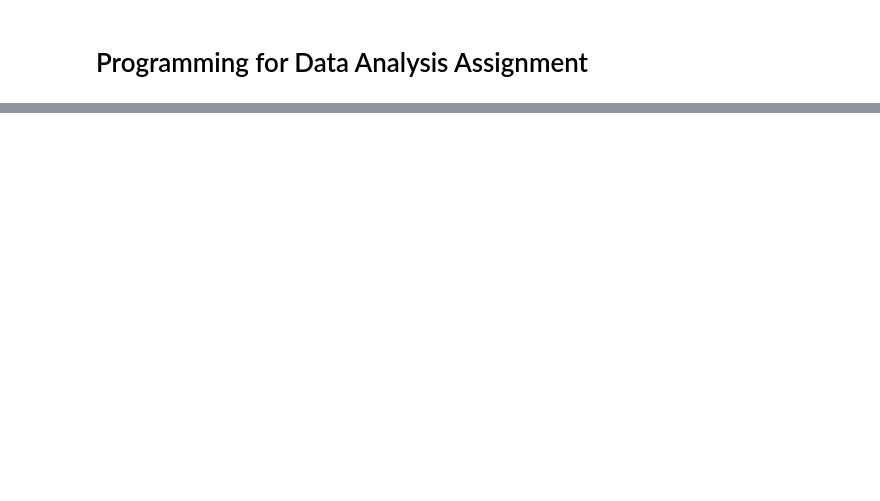
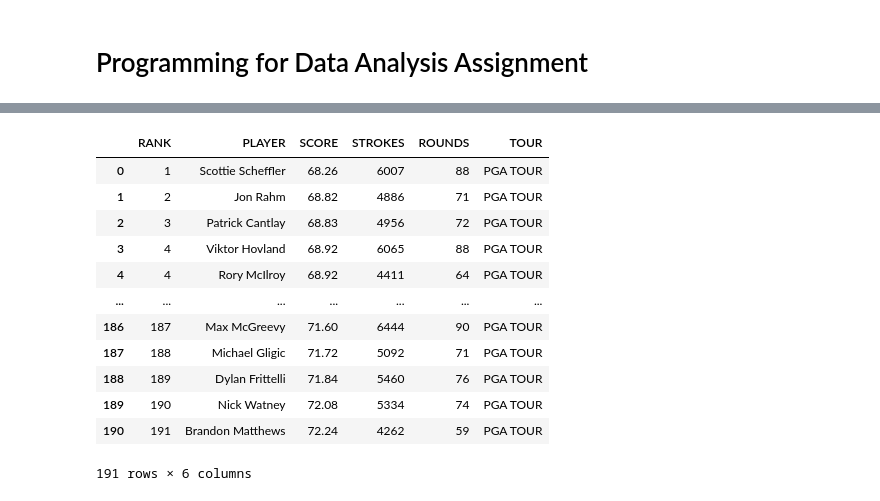
Before and after one commit to mickalleny2k/PfDA_Assignment, a Jupyter notebook: PfDA_Assignment.ipynb, the cells around one changed output, grey strips where cells are left out. Saved outputs shown, nothing was run; the diff lists cells and outputs as text; code cells hidden in the pictures; blank space fills up the shorter version.

```diff
--- a/PfDA_Assignment.ipynb
+++ b/PfDA_Assignment.ipynb
@@ -133,3 +97,0 @@ norm_y
-# %%
-df = df.rename(columns={'TOTAL STROKES': 'STROKES', 'TOTAL ROUNDS': 'ROUNDS'})
-df
@@ -213,0 +340,17 @@ syn_df
+# %%
+df = df.rename(columns={'AVG': 'SCORE','TOTAL STROKES': 'STROKES', 'TOTAL ROUNDS': 'ROUNDS'})
+df
+# %% [output]
+|  | RANK | PLAYER | SCORE | STROKES | ROUNDS | TOUR |
+| 0 | 1 | Scottie Scheffler | 68.26 | 6007 | 88 | PGA TOUR |
+| 1 | 2 | Jon Rahm | 68.82 | 4886 | 71 | PGA TOUR |
+| 2 | 3 | Patrick Cantlay | 68.83 | 4956 | 72 | PGA TOUR |
+| 3 | 4 | Viktor Hovland | 68.92 | 6065 | 88 | PGA TOUR |
+| 4 | 4 | Rory McIlroy | 68.92 | 4411 | 64 | PGA TOUR |
+| ... | ... | ... | ... | ... | ... | ... |
+| 186 | 187 | Max McGreevy | 71.60 | 6444 | 90 | PGA TOUR |
+| 187 | 188 | Michael Gligic | 71.72 | 5092 | 71 | PGA TOUR |
+| 188 | 189 | Dylan Frittelli | 71.84 | 5460 | 76 | PGA TOUR |
+| 189 | 190 | Nick Watney | 72.08 | 5334 | 74 | PGA TOUR |
+| 190 | 191 | Brandon Matthews | 72.24 | 4262 | 59 | PGA TOUR |
+191 rows × 6 columns
```
Also changed, not shown: parts of 205 cells of this notebook.
